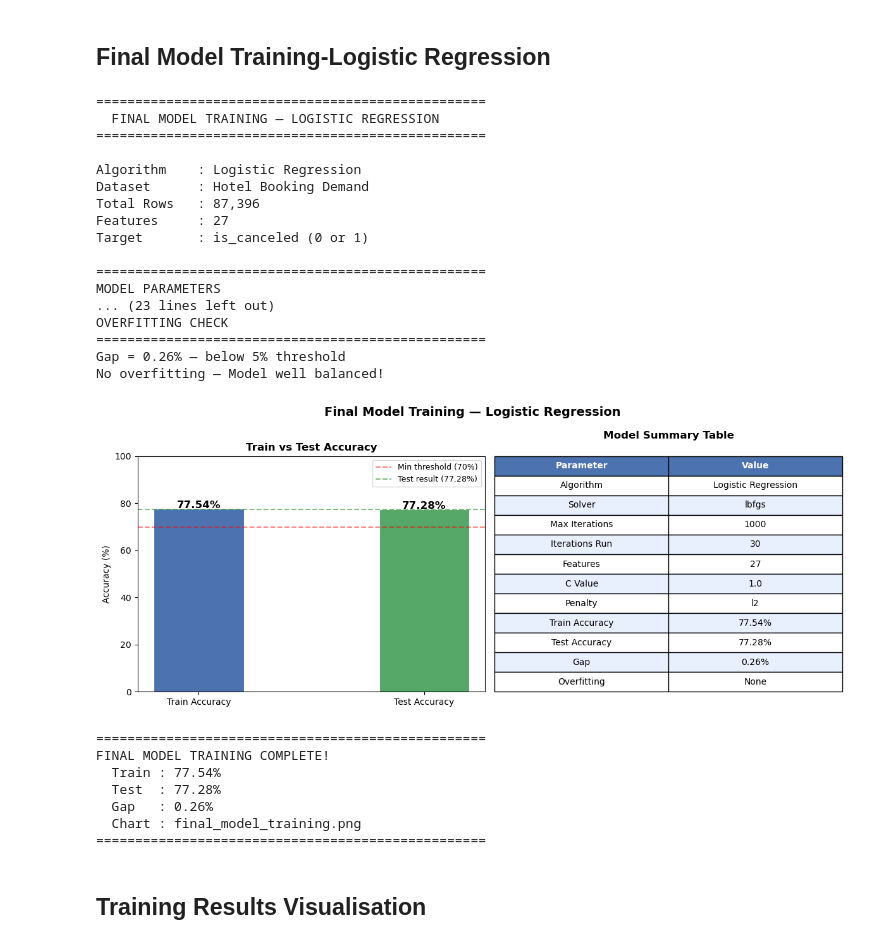
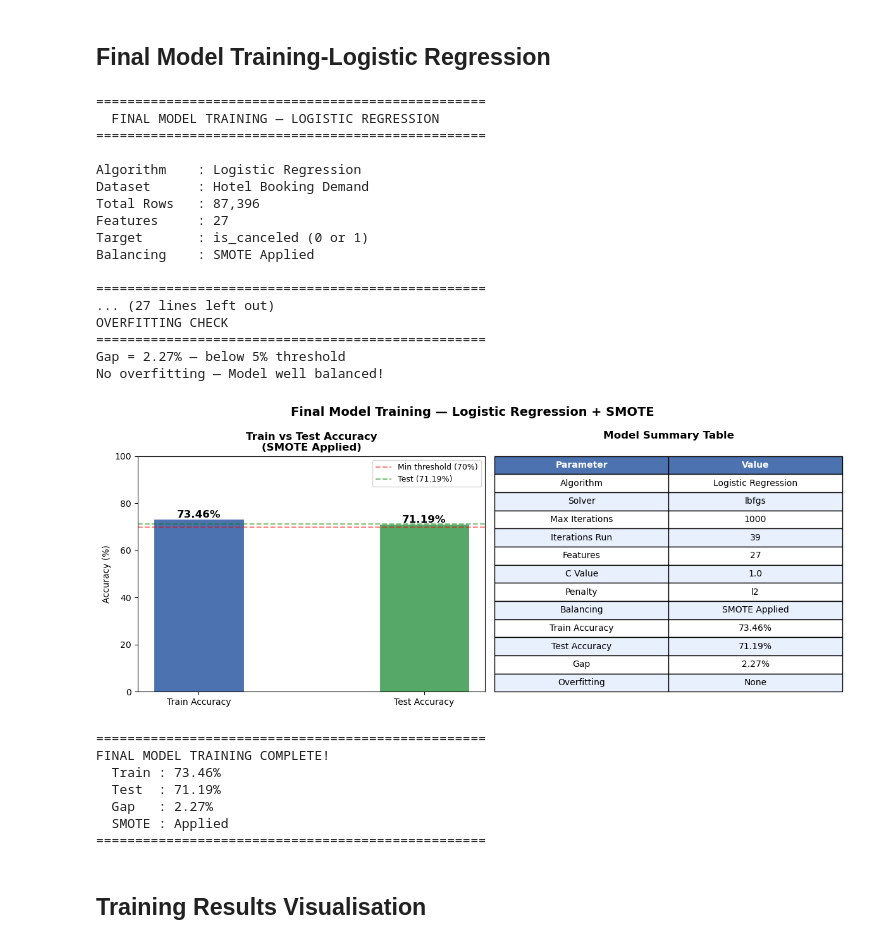
Before and after one commit to elladeniya-dev/ML-Predictive-Analysis, a Jupyter notebook: Member1_Logistic_Regression.ipynb.ipynb, the cells around one changed output. Saved outputs shown, nothing was run; the diff lists cells and outputs as text; code cells hidden in the pictures.

```diff
--- a/Member1_Logistic_Regression.ipynb.ipynb
+++ b/Member1_Logistic_Regression.ipynb.ipynb
@@ -992,7 +1109,6 @@ from sklearn.linear_model import LogisticRegression
 from sklearn.metrics import accuracy_score
 import time
 
-# ── Model Define ──────────────────────────────────────────
 print("=" * 50)
 print("  FINAL MODEL TRAINING — LOGISTIC REGRESSION")
 print("=" * 50)
@@ -1002,6 +1118,7 @@ print(f"Dataset      : Hotel Booking Demand")
 print(f"Total Rows   : {len(hotel_df):,}")
 print(f"Features     : {X.shape[1]}")
 print(f"Target       : is_canceled (0 or 1)")
+print(f"Balancing    : SMOTE Applied")
 print()
 
 # ── Model ─────────────────────────────────────────────────
@@ -1013,15 +1130,15 @@ log_reg = LogisticRegression(
     random_state= 42
 )
 
-# ── Train ─────────────────────────────────────────────────
+# ── Train with SMOTE data ─────────────────────────────────
 start_time = time.time()
-log_reg.fit(X_train_scaled, y_train)
+log_reg.fit(X_train_smote, y_train_smote)
 end_time   = time.time()
 training_time = end_time - start_time
 
 # ── Accuracy ──────────────────────────────────────────────
-train_acc = accuracy_score(y_train,
-            log_reg.predict(X_train_scaled))
+train_acc = accuracy_score(y_train_smote,
+            log_reg.predict(X_train_smote))
 test_acc  = accuracy_score(y_test,
             log_reg.predict(X_test_scaled))
 gap       = abs(train_acc - test_acc) * 100
@@ -1035,6 +1152,7 @@ print(f"Max Iterations   : {log_reg.max_iter}")
 print(f"C Value          : {log_reg.C}")
 print(f"Penalty          : {log_reg.penalty}")
 print(f"Random State     : 42")
+print(f"Training Data    : SMOTE Balanced")
 print()
 
 print("=" * 50)
@@ -1044,6 +1162,8 @@ print(f"Training time    : {training_time:.2f} seconds")
 print(f"Iterations run   : {log_reg.n_iter_[0]}")
 print(f"Features used    : {log_reg.n_features_in_}")
 print(f"Classes          : {log_reg.classes_}")
+print(f"SMOTE samples    : {len(X_train_smote):,}")
+print(f"Original samples : {len(X_train_scaled):,}")
 print()
 
 print("=" * 50)
@@ -1070,7 +1190,7 @@ print()
 # ── Visual ────────────────────────────────────────────────
 fig, axes = plt.subplots(1, 2, figsize=(12, 5))
 fig.suptitle(
-    'Final Model Training — Logistic Regression',
+    'Final Model Training — Logistic Regression + SMOTE',
     fontsize=14, fontweight='bold')
 
 # Chart 1 — Train vs Test Accuracy
@@ -1085,7 +1205,7 @@ bars = axes[0].bar(metrics, values,
                    width=0.4)
 axes[0].set_ylim(0, 100)
 axes[0].set_ylabel('Accuracy (%)')
-axes[0].set_title('Train vs Test Accuracy',
+axes[0].set_title('Train vs Test Accuracy\n(SMOTE Applied)',
                   fontweight='bold')
 axes[0].axhline(y=70, color='red',
                 linestyle='--', alpha=0.5,
@@ -1093,7 +1213,7 @@ axes[0].axhline(y=70, color='red',
 axes[0].axhline(y=test_acc*100,
                 color='green',
                 linestyle='--', alpha=0.5,
-                label=f'Test result ({test_acc*100:.2f}%)')
+                label=f'Test ({test_acc*100:.2f}%)')
 axes[0].legend(fontsize=9)
 for bar, val in zip(bars, values):
     axes[0].text(
@@ -1115,6 +1235,7 @@ table_data = [
     ['Features',       str(log_reg.n_features_in_)],
     ['C Value',        str(log_reg.C)],
     ['Penalty',        str(log_reg.penalty)],
+    ['Balancing',      'SMOTE Applied'],
     ['Train Accuracy', f'{train_acc*100:.2f}%'],
     ['Test Accuracy',  f'{test_acc*100:.2f}%'],
     ['Gap',            f'{gap:.2f}%'],
@@ -1145,44 +1266,44 @@ for i in range(1, len(table_data)):
 
 axes[1].set_title('Model Summary Table',
                   fontweight='bold', pad=20)
 
 plt.tight_layout()
 plt.savefig('final_model_training.png',
             dpi=150, bbox_inches='tight')
 plt.show()
 
 print("=" * 50)
 print("FINAL MODEL TRAINING COMPLETE!")
 print(f"  Train : {train_acc*100:.2f}%")
 print(f"  Test  : {test_acc*100:.2f}%")
 print(f"  Gap   : {gap:.2f}%")
-print(f"  Chart : final_model_training.png")
+print(f"  SMOTE : Applied")
 print("=" * 50)
 # %% [output]
 ==================================================
   FINAL MODEL TRAINING — LOGISTIC REGRESSION
 ==================================================
 
 Algorithm    : Logistic Regression
 Dataset      : Hotel Booking Demand
 Total Rows   : 87,396
 Features     : 27
 Target       : is_canceled (0 or 1)
+Balancing    : SMOTE Applied
 
 ==================================================
-MODEL PARAMETERS
-... (23 lines left out)
+... (27 lines left out)
 OVERFITTING CHECK
 ==================================================
-Gap = 0.26% — below 5% threshold
+Gap = 2.27% — below 5% threshold
 No overfitting — Model well balanced!
-[figure, old version]
+[figure, new version]
 ==================================================
 FINAL MODEL TRAINING COMPLETE!
-  Train : 77.54%
-  Test  : 77.28%
-  Gap   : 0.26%
-  Chart : final_model_training.png
+  Train : 73.46%
+  Test  : 71.19%
+  Gap   : 2.27%
+  SMOTE : Applied
 ==================================================
 # %% [markdown]
 ## Training Results Visualisation
```
Also changed, not shown: parts of 13 cells of this notebook, 2 other files.
